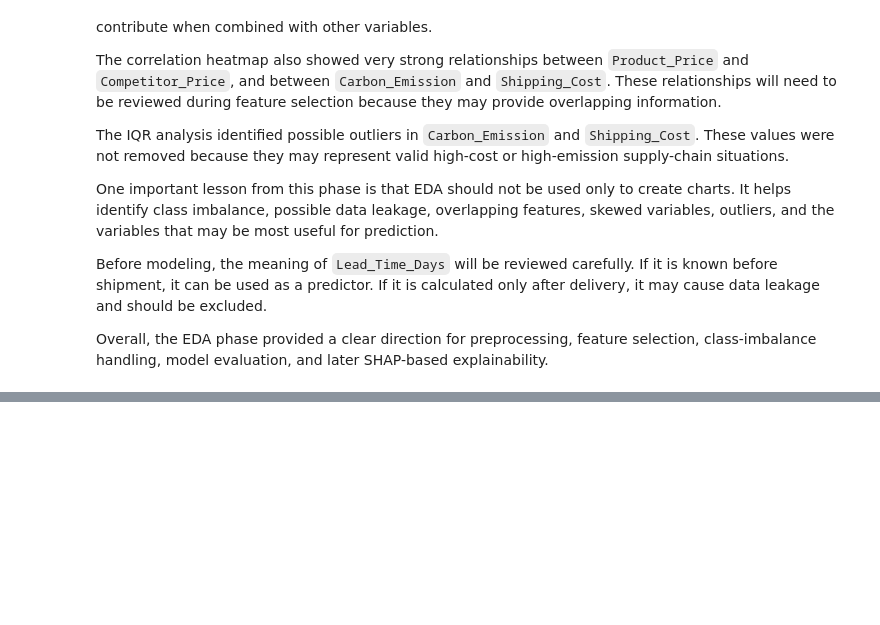
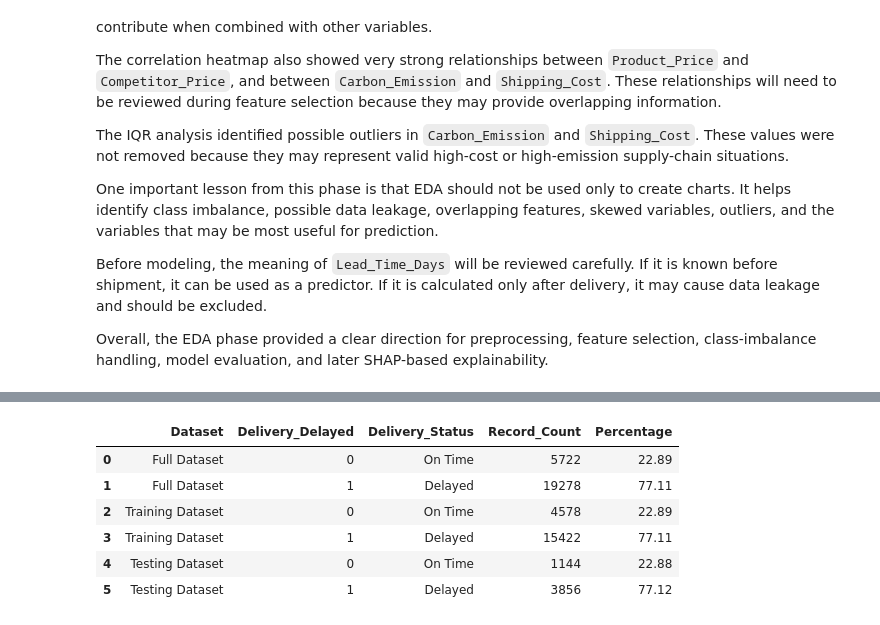
Before and after one commit to Kiruthikaa2512/cb_supply_risk, a Jupyter notebook: notebooks/cross_border_supply_chain_analysis.ipynb, the cells around one changed output, grey strips where cells are left out. Saved outputs shown, nothing was run; the diff lists cells and outputs as text; code cells hidden in the pictures; blank space fills up the shorter version.

```diff
--- a/notebooks/cross_border_supply_chain_analysis.ipynb
+++ b/notebooks/cross_border_supply_chain_analysis.ipynb
@@ -3185,0 +3468,89 @@ explainability.
+# %%
+# Define the predictor matrix and target vector
+X = df_model[model_feature_columns].copy()
+y = df_model[model_target_column].copy()
+
+# Create stratified training and testing datasets
+X_train, X_test, y_train, y_test = train_test_split(
+    X,
+    y,
+    test_size=0.20,
+    random_state=42,
+    stratify=y,
+)
+
+# Create a function to summarize target distribution
+def summarize_target_split(target_series, dataset_name):
+    summary = (
+        target_series
+        .value_counts()
+        .sort_index()
+        .rename_axis("Delivery_Delayed")
+        .reset_index(name="Record_Count")
+    )
+
+    summary["Delivery_Status"] = (
+        summary["Delivery_Delayed"]
+        .map({
+            0: "On Time",
+            1: "Delayed",
+        })
+    )
+
+    summary["Percentage"] = (
+        summary["Record_Count"]
+        .div(len(target_series))
+        .mul(100)
+        .round(2)
+    )
+
+    summary.insert(0, "Dataset", dataset_name)
+
+    return summary[
+        [
+            "Dataset",
+            "Delivery_Delayed",
+            "Delivery_Status",
+            "Record_Count",
+            "Percentage",
+        ]
+    ]
+
+
+# Summarize the full, training, and testing target distributions
+full_target_split_summary = summarize_target_split(
+    y,
+    "Full Dataset",
+)
+
+training_target_split_summary = summarize_target_split(
+    y_train,
+    "Training Dataset",
+)
+
+testing_target_split_summary = summarize_target_split(
+    y_test,
+    "Testing Dataset",
+)
+
+target_split_summary = pd.concat(
+    [
+        full_target_split_summary,
+        training_target_split_summary,
+        testing_target_split_summary,
+    ],
+    ignore_index=True,
+)
+
+print("Training and testing datasets created successfully.")
+
+print(f"\nFull predictor dataset: {X.shape}")
+print(f"Training predictor dataset: {X_train.shape}")
+print(f"Testing predictor dataset: {X_test.shape}")
+
+print(f"\nTraining target records: {len(y_train):,}")
+print(f"Testing target records: {len(y_test):,}")
+
+print("\nTarget distribution by dataset:")
+display(target_split_summary)
+# %% [output]
@@ -3185,0 +3567,7 @@ explainability.
+|  | Dataset | Delivery_Delayed | Delivery_Status | Record_Count | Percentage |
+| 0 | Full Dataset | 0 | On Time | 5722 | 22.89 |
+| 1 | Full Dataset | 1 | Delayed | 19278 | 77.11 |
+| 2 | Training Dataset | 0 | On Time | 4578 | 22.89 |
+| 3 | Training Dataset | 1 | Delayed | 15422 | 77.11 |
+| 4 | Testing Dataset | 0 | On Time | 1144 | 22.88 |
+| 5 | Testing Dataset | 1 | Delayed | 3856 | 77.12 |
```
Also changed, not shown: parts of 48 cells of this notebook, 14 other files.
